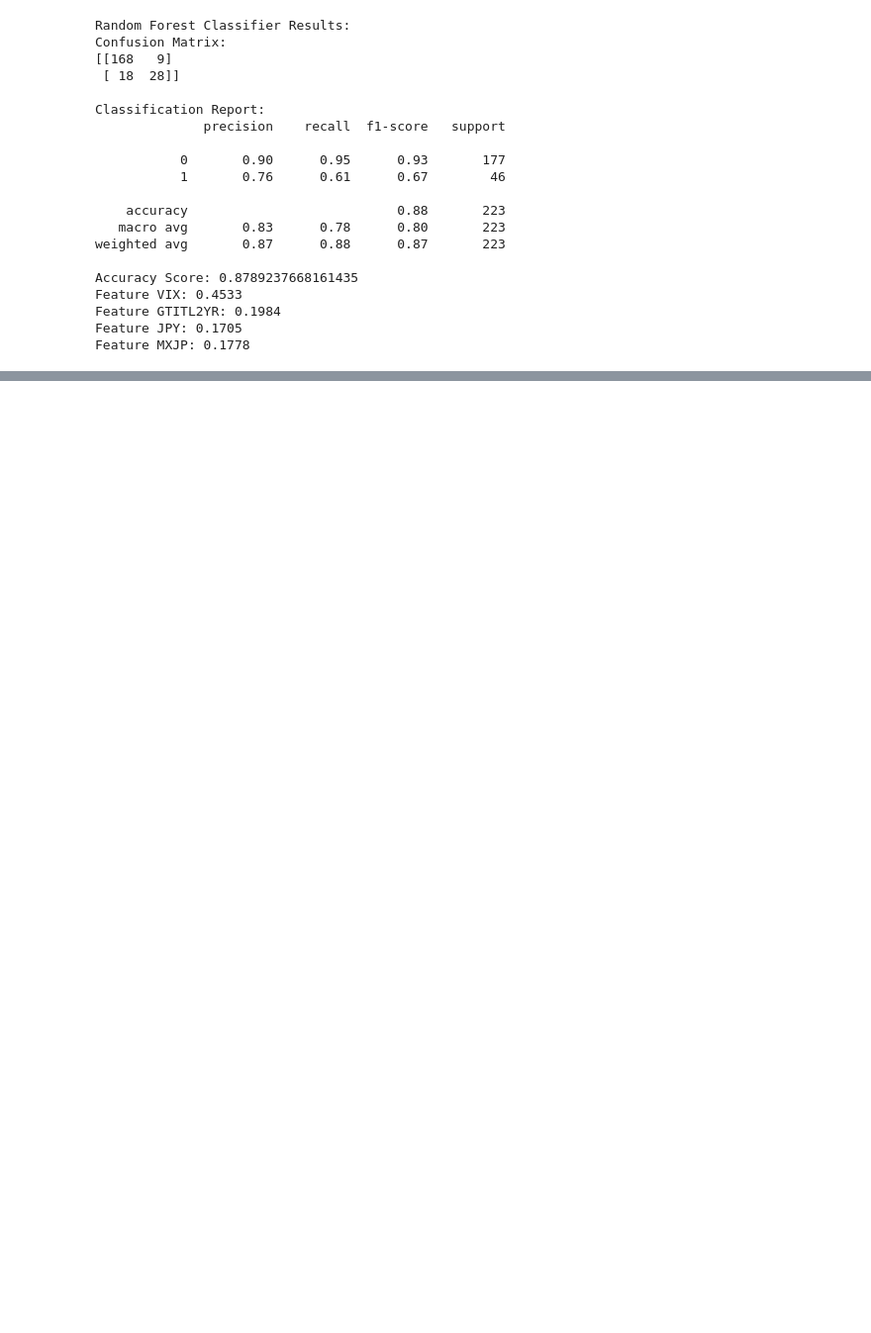
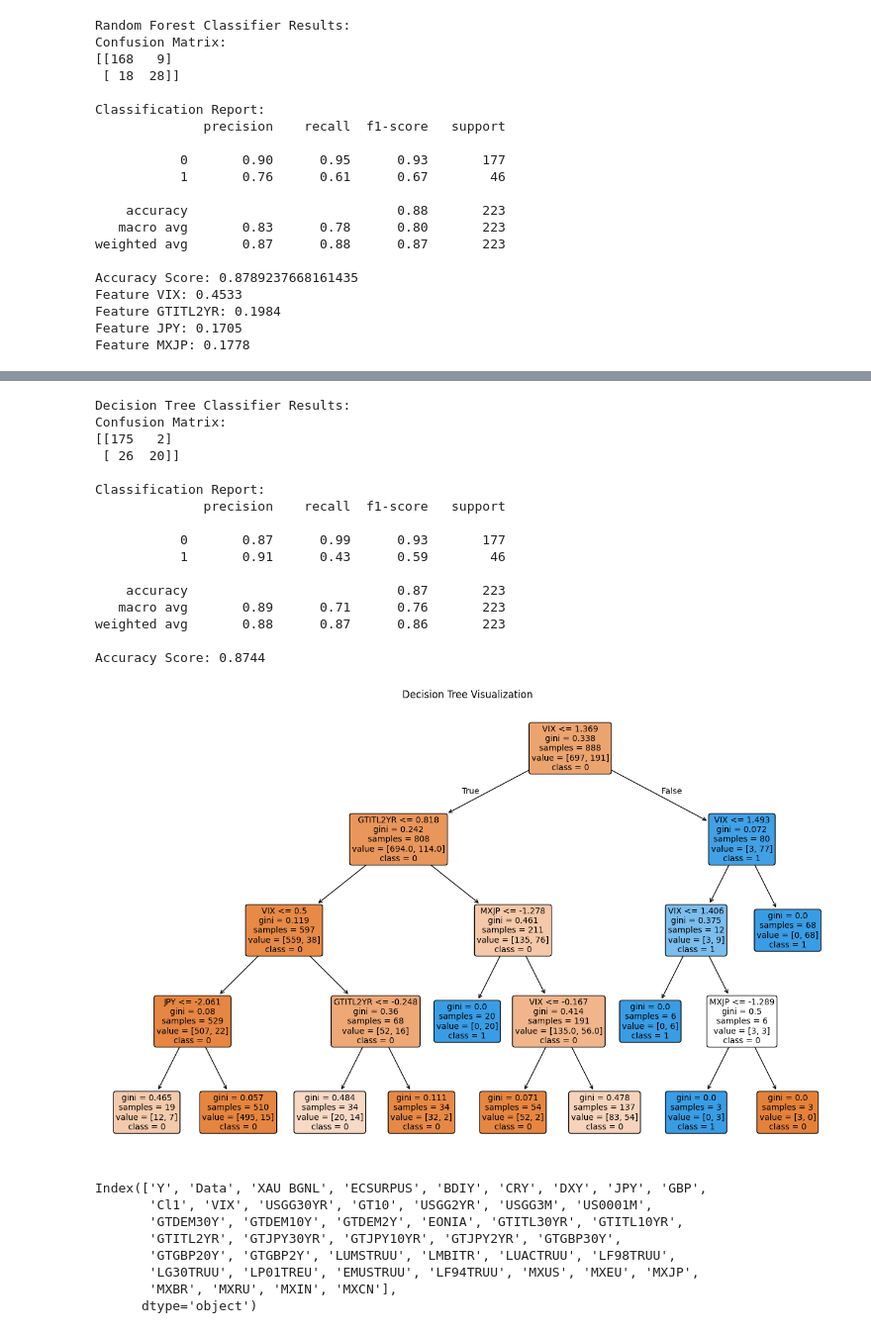
Before and after one commit to pc9350/Market-Anomaly-Detection, a Jupyter notebook: MAD.ipynb, the cells around one changed output, grey strips where cells are left out. Shown at 99% size. Drawn from its saved outputs; the diff is of its cells as text; code cells hidden in the pictures; blank space fills up the shorter version.

Commit message:
added more models and also split the data based on date

```diff
--- a/MAD.ipynb
+++ b/MAD.ipynb
@@ -170,7 +170,6 @@ plt.show()
 <Figure size 2000x600 with 0 Axes>
 [figure]
 # %%
-from math import log
 X = df[['VIX', 'GTITL2YR', 'JPY' , 'MXJP']  ]
 y = df['Y']
 
@@ -183,7 +182,7 @@ X_train = scaler.fit_transform(X_train)
 X_test = scaler.transform(X_test)
 
 
-model = LogisticRegression(random_state=42, max_iter=1000, C=0.1, class_weight="balanced", solver="lbfgs")
+model = LogisticRegression(random_state=42, max_iter=1200, C=0.4, class_weight="balanced", solver="lbfgs")
 model.fit(X_train, y_train)
 
 y_pred = model.predict(X_test)
@@ -260,0 +309,56 @@ Feature MXJP: 0.1778
+# %%
+# Decision Tree Classifier
+from sklearn.tree import DecisionTreeClassifier, plot_tree
+dt_classifier = DecisionTreeClassifier(max_depth=4, random_state=42)
+dt_classifier.fit(X_train, y_train)
+y_pred = dt_classifier.predict(X_test)
+
+# Print Decision Tree Classifier Results
+print("Decision Tree Classifier Results:")
+print("Confusion Matrix:")
+print(confusion_matrix(y_test, y_pred))
+print("\nClassification Report:")
+print(classification_report(y_test, y_pred))
+print(f"Accuracy Score: {accuracy_score(y_test, y_pred):.4f}")
+
+# Update feature names to match those used in the model
+plt.figure(figsize=(16, 10))
+plot_tree(
+    dt_classifier,
+    feature_names=['VIX', 'GTITL2YR', 'JPY', 'MXJP'],  # Use correct feature names
+    class_names=['0', '1'],
+    filled=True,
+    rounded=True,
+    fontsize=10
+)
+plt.title("Decision Tree Visualization")
+plt.show()
+
+# Check column names used in the original DataFrame
+print(df.columns)  # To confirm the feature columns used for training
+# %% [output]
+Decision Tree Classifier Results:
+Confusion Matrix:
+[[175   2]
+ [ 26  20]]
+
+Classification Report:
+              precision    recall  f1-score   support
+
+           0       0.87      0.99      0.93       177
+           1       0.91      0.43      0.59        46
+
+    accuracy                           0.87       223
+   macro avg       0.89      0.71      0.76       223
+weighted avg       0.88      0.87      0.86       223
+
+Accuracy Score: 0.8744
+[figure, added]
+Index(['Y', 'Data', 'XAU BGNL', 'ECSURPUS', 'BDIY', 'CRY', 'DXY', 'JPY', 'GBP',
+       'Cl1', 'VIX', 'USGG30YR', 'GT10', 'USGG2YR', 'USGG3M', 'US0001M',
+       'GTDEM30Y', 'GTDEM10Y', 'GTDEM2Y', 'EONIA', 'GTITL30YR', 'GTITL10YR',
+       'GTITL2YR', 'GTJPY30YR', 'GTJPY10YR', 'GTJPY2YR', 'GTGBP30Y',
+       'GTGBP20Y', 'GTGBP2Y', 'LUMSTRUU', 'LMBITR', 'LUACTRUU', 'LF98TRUU',
+       'LG30TRUU', 'LP01TREU', 'EMUSTRUU', 'LF94TRUU', 'MXUS', 'MXEU', 'MXJP',
+       'MXBR', 'MXRU', 'MXIN', 'MXCN'],
+      dtype='object')
```
Also changed, not shown: parts of 4 cells of this notebook.
